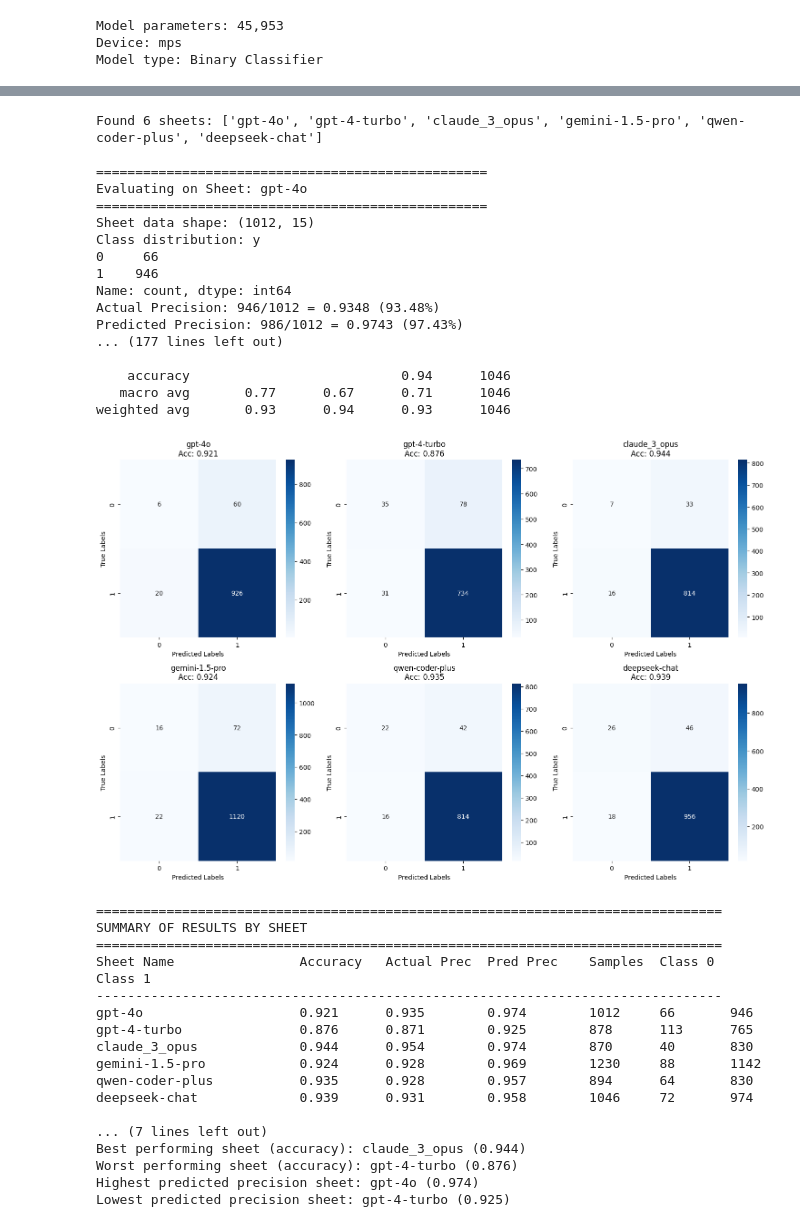
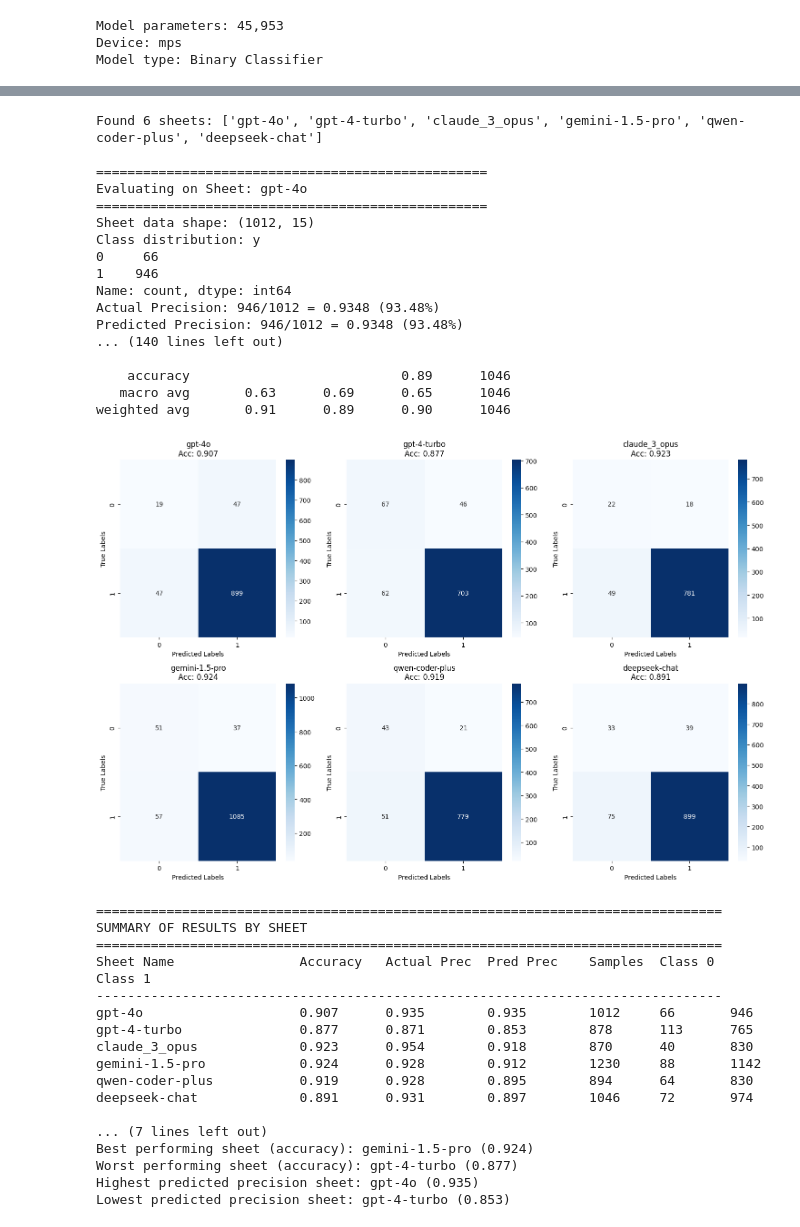
Before and after one commit to srynsh/LLM-Benchmarking, a Jupyter notebook: src/NN/main.ipynb, the cells around one changed output, grey strips where cells are left out. Cells and saved outputs as stored; diff of their text form; code cells hidden in the pictures.

Commit message:
neural net for precision estimates

```diff
--- a/src/NN/main.ipynb
+++ b/src/NN/main.ipynb
@@ -21,8 +21,12 @@ data_file = '../../output/ensemble/afterRepair/ensemble_results.xlsx'
 # Load the data from the Excel file
 df = pd.read_excel(data_file, sheet_name=None)
 dfs = []
-sheet_names = df.keys()
-for sheet in sheet_names:
+sheet_names = list(df.keys())
+
+for i, sheet in enumerate(sheet_names):
+    if i >= 5:  # Process first 5 sheets (indices 0, 1, 2, 3, 4)
+        break
+    print(f"Processing sheet {i+1}: {sheet}")
     df_sheet = pd.read_excel(data_file, sheet_name=sheet)
     dfs.append(df_sheet)
 
@@ -153,7 +232,7 @@ import torch
 import torch.nn as nn
 
 class BinaryClassifierNN(nn.Module):
-    def __init__(self, input_size, hidden_sizes=[128, 64, 32], dropout_rate=0.3):
+    def __init__(self, input_size, hidden_sizes=[10, 7, 4], dropout_rate=0.3):
         super(BinaryClassifierNN, self).__init__()
 
         layers = []
@@ -168,7 +247,6 @@ class BinaryClassifierNN(nn.Module):
             ])
             prev_size = hidden_size
 
-        # Output layer with sigmoid activation for binary classification
         layers.extend([
             nn.Linear(prev_size, 1),
             nn.Sigmoid()
@@ -176,7 +254,6 @@ class BinaryClassifierNN(nn.Module):
 
         self.network = nn.Sequential(*layers)
 
-        # Initialize weights using Xavier/He initialization
         self._initialize_weights()
 
     def _initialize_weights(self):
@@ -220,7 +297,6 @@ class EarlyStopping:
 def train_binary_classifier(model, criterion, optimizer, scheduler, X_train, y_train, X_val, y_val, num_epochs=1000):
     model.train()
 
-    # Convert to tensors - fix .values usage for pandas Series
     X_train_tensor = torch.tensor(X_train, dtype=torch.float32).to(device)
     y_train_tensor = torch.tensor(y_train.to_numpy(), dtype=torch.float32).to(device)
     X_val_tensor = torch.tensor(X_val, dtype=torch.float32).to(device)
@@ -233,28 +309,23 @@ def train_binary_classifier(model, criterion, optimizer, scheduler, X_train, y_t
     early_stopping = EarlyStopping(patience=50, min_delta=1e-6)
 
     for epoch in range(num_epochs):
-        # Training phase
         model.train()
         optimizer.zero_grad()
         outputs = model(X_train_tensor)
         loss = criterion(outputs.squeeze(), y_train_tensor)
         loss.backward()
 
-        # Gradient clipping to prevent exploding gradients
         torch.nn.utils.clip_grad_norm_(model.parameters(), max_norm=1.0)
 
         optimizer.step()
 
-        # Step scheduler only if it's not None
         if scheduler is not None:
             scheduler.step()
 
-        # Calculate training accuracy
         with torch.no_grad():
             train_predictions = (outputs.squeeze() > 0.5).float()
             train_accuracy = (train_predictions == y_train_tensor).float().mean()
 
-        # Validation phase
         model.eval()
         with torch.no_grad():
             val_outputs = model(X_val_tensor)
@@ -516,7 +592,7 @@ for idx, sheet_name in enumerate(sheet_names):
     sheet_df = sheet_data[sheet_name].iloc[:, 3:18]  # Same column selection as before
 
     # Handle NaN values
-    sheet_df_cleaned = sheet_df.fillna(sheet_df.median())
+    sheet_df_cleaned = sheet_df.fillna(-1)
 
     # Separate features and labels
     X_sheet = sheet_df_cleaned.iloc[:, 1:]
@@ -648,53 +724,53 @@ if valid_pred_precisions:
     print(f"Average predicted precision across sheets: {avg_pred_precision:.4f} ({avg_pred_precision*100:.2f}%)")
 
 if all_actual_precisions:
     avg_actual_precision = np.mean(all_actual_precisions)
     print(f"Average actual precision across sheets: {avg_actual_precision:.4f} ({avg_actual_precision*100:.2f}%)")
 
 if valid_accuracies:
     best_acc_sheet = max(sheet_results, key=lambda x: x['accuracy'] if x['accuracy'] else 0)
     worst_acc_sheet = min([r for r in sheet_results if r['accuracy'] is not None], key=lambda x: x['accuracy'])
     print(f"\nBest performing sheet (accuracy): {best_acc_sheet['sheet']} ({best_acc_sheet['accuracy']:.3f})")
     print(f"Worst performing sheet (accuracy): {worst_acc_sheet['sheet']} ({worst_acc_sheet['accuracy']:.3f})")
 
 if valid_pred_precisions:
     best_pred_prec_sheet = max([r for r in sheet_results if r['predicted_precision'] is not None], key=lambda x: x['predicted_precision'])
     worst_pred_prec_sheet = min([r for r in sheet_results if r['predicted_precision'] is not None], key=lambda x: x['predicted_precision'])
     print(f"Highest predicted precision sheet: {best_pred_prec_sheet['sheet']} ({best_pred_prec_sheet['predicted_precision']:.3f})")
     print(f"Lowest predicted precision sheet: {worst_pred_prec_sheet['sheet']} ({worst_pred_prec_sheet['predicted_precision']:.3f})")
 # %% [output]
 Found 6 sheets: ['gpt-4o', 'gpt-4-turbo', 'claude_3_opus', 'gemini-1.5-pro', 'qwen-coder-plus', 'deepseek-chat']
 
 ==================================================
 Evaluating on Sheet: gpt-4o
 ==================================================
 Sheet data shape: (1012, 15)
 Class distribution: y
 0     66
 1    946
 Name: count, dtype: int64
 Actual Precision: 946/1012 = 0.9348 (93.48%)
-Predicted Precision: 986/1012 = 0.9743 (97.43%)
-... (177 lines left out)
+Predicted Precision: 946/1012 = 0.9348 (93.48%)
+... (140 lines left out)
 
-    accuracy                           0.94      1046
-   macro avg       0.77      0.67      0.71      1046
-weighted avg       0.93      0.94      0.93      1046
+    accuracy                           0.89      1046
+   macro avg       0.63      0.69      0.65      1046
+weighted avg       0.91      0.89      0.90      1046
-[figure, old version]
+[figure, new version]
 ================================================================================
 SUMMARY OF RESULTS BY SHEET
 ================================================================================
 Sheet Name                Accuracy   Actual Prec  Pred Prec    Samples  Class 0  Class 1
 --------------------------------------------------------------------------------
-gpt-4o                    0.921      0.935        0.974        1012     66       946
-gpt-4-turbo               0.876      0.871        0.925        878      113      765
-claude_3_opus             0.944      0.954        0.974        870      40       830
-gemini-1.5-pro            0.924      0.928        0.969        1230     88       1142
-qwen-coder-plus           0.935      0.928        0.957        894      64       830
-deepseek-chat             0.939      0.931        0.958        1046     72       974
+gpt-4o                    0.907      0.935        0.935        1012     66       946
+gpt-4-turbo               0.877      0.871        0.853        878      113      765
+claude_3_opus             0.923      0.954        0.918        870      40       830
+gemini-1.5-pro            0.924      0.928        0.912        1230     88       1142
+qwen-coder-plus           0.919      0.928        0.895        894      64       830
+deepseek-chat             0.891      0.931        0.897        1046     72       974
 
 ... (7 lines left out)
-Best performing sheet (accuracy): claude_3_opus (0.944)
-Worst performing sheet (accuracy): gpt-4-turbo (0.876)
-Highest predicted precision sheet: gpt-4o (0.974)
-Lowest predicted precision sheet: gpt-4-turbo (0.925)
+Best performing sheet (accuracy): gemini-1.5-pro (0.924)
+Worst performing sheet (accuracy): gpt-4-turbo (0.877)
+Highest predicted precision sheet: gpt-4o (0.935)
+Lowest predicted precision sheet: gpt-4-turbo (0.853)
```
Also changed, not shown: parts of 8 cells of this notebook.
